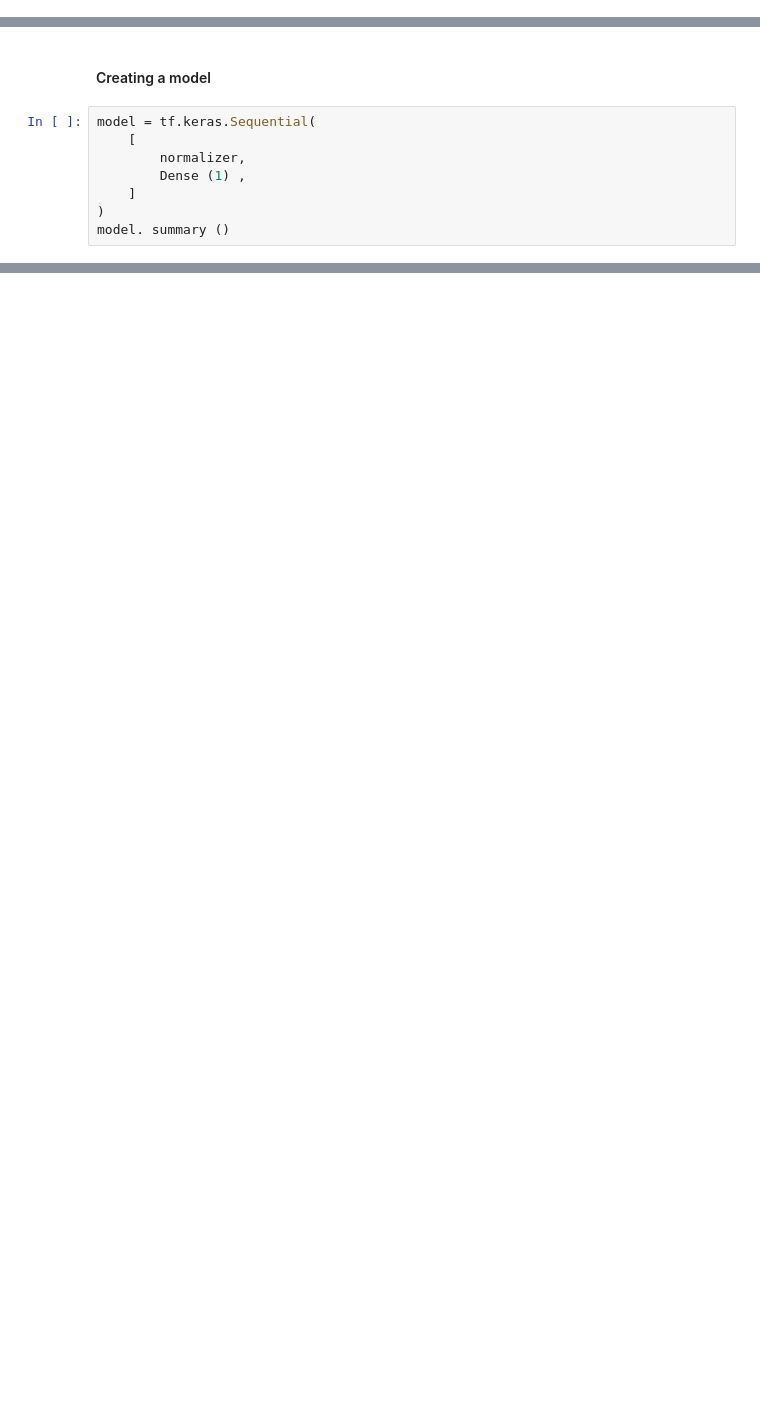
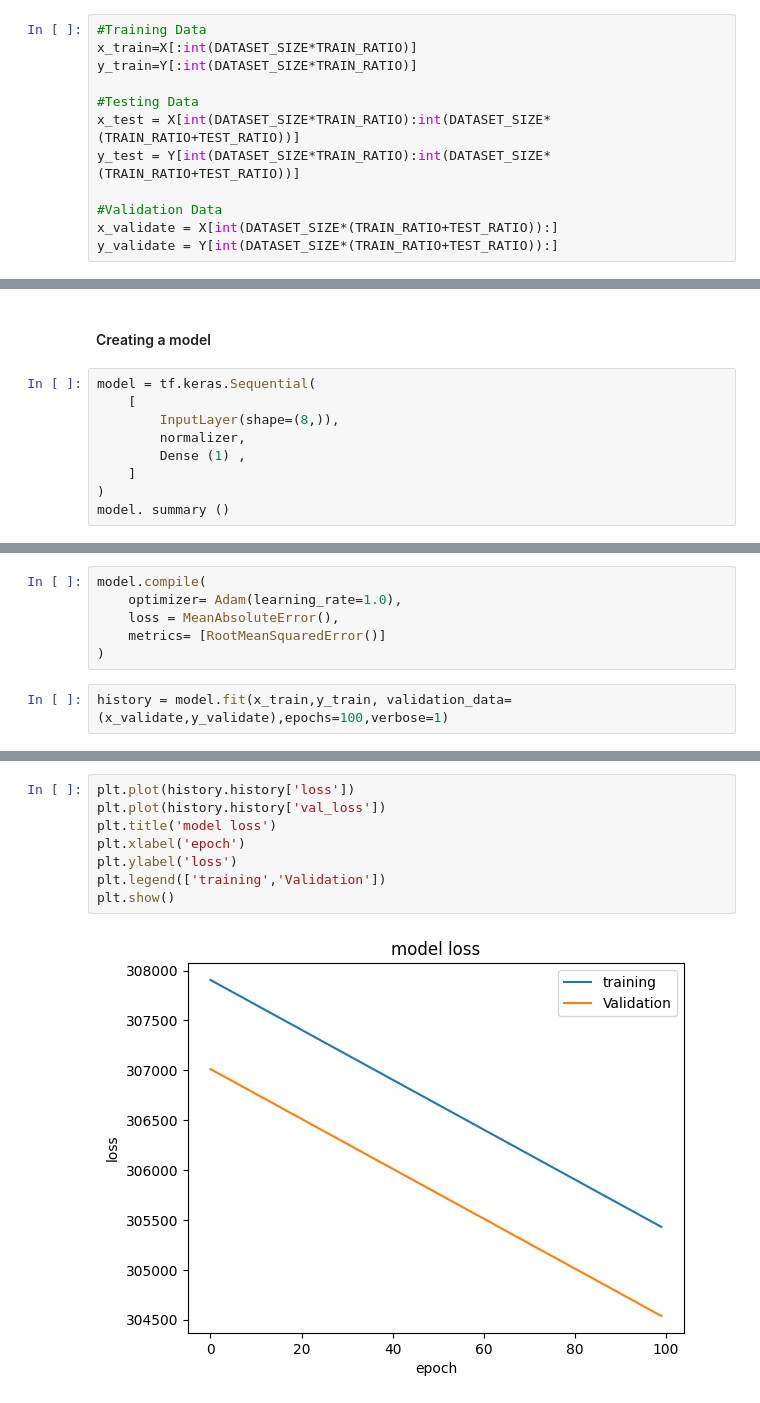
Before and after one commit to Nayan-Chimariya/50DaysOfMachineLearning, a Jupyter notebook: PricePrediction.ipynb, the cells around one changed output, grey strips where cells are left out. Cells and saved outputs as stored; diff of their text form; blank space fills up the shorter version.

Commit message:
Day 6 Learnt: Error Measurement Training and optimization Performance Measure

```diff
--- a/PricePrediction.ipynb
+++ b/PricePrediction.ipynb
@@ -32,2 +40,14 @@ Y = tf.expand_dims(Y,axis=-1)
+# %%
+#Training Data
+x_train=X[:int(DATASET_SIZE*TRAIN_RATIO)]
+y_train=Y[:int(DATASET_SIZE*TRAIN_RATIO)]
+
+#Testing Data
+x_test = X[int(DATASET_SIZE*TRAIN_RATIO):int(DATASET_SIZE*(TRAIN_RATIO+TEST_RATIO))]
+y_test = Y[int(DATASET_SIZE*TRAIN_RATIO):int(DATASET_SIZE*(TRAIN_RATIO+TEST_RATIO))]
+
+#Validation Data
+x_validate = X[int(DATASET_SIZE*(TRAIN_RATIO+TEST_RATIO)):]
+y_validate = Y[int(DATASET_SIZE*(TRAIN_RATIO+TEST_RATIO)):]
 # %%
 normalizer = Normalization()
@@ -50,6 +70,7 @@ array([[-0.9084984 ,  0.47644237, -1.4178834 , -1.2723887 , -0.28034025,
 # %%
 model = tf.keras.Sequential(
     [
+        InputLayer(shape=(8,)),
         normalizer,
         Dense (1) ,
     ]
@@ -69 +90,9 @@ Model: "sequential_3"
  Non-trainable params: 17 (72.00 B)
+# %%
+model.compile(
+    optimizer= Adam(learning_rate=1.0),
+    loss = MeanAbsoluteError(),
+    metrics= [RootMeanSquaredError()]
+)
+# %%
+history = model.fit(x_train,y_train, validation_data=(x_validate,y_validate),epochs=100,verbose=1)
@@ -69,0 +117,10 @@ Model: "sequential_3"
+# %%
+plt.plot(history.history['loss'])
+plt.plot(history.history['val_loss'])
+plt.title('model loss')
+plt.xlabel('epoch')
+plt.ylabel('loss')
+plt.legend(['training','Validation'])
+plt.show()
+# %% [output]
+[figure, added]
```
Also changed, not shown: parts of 7 cells of this notebook.
